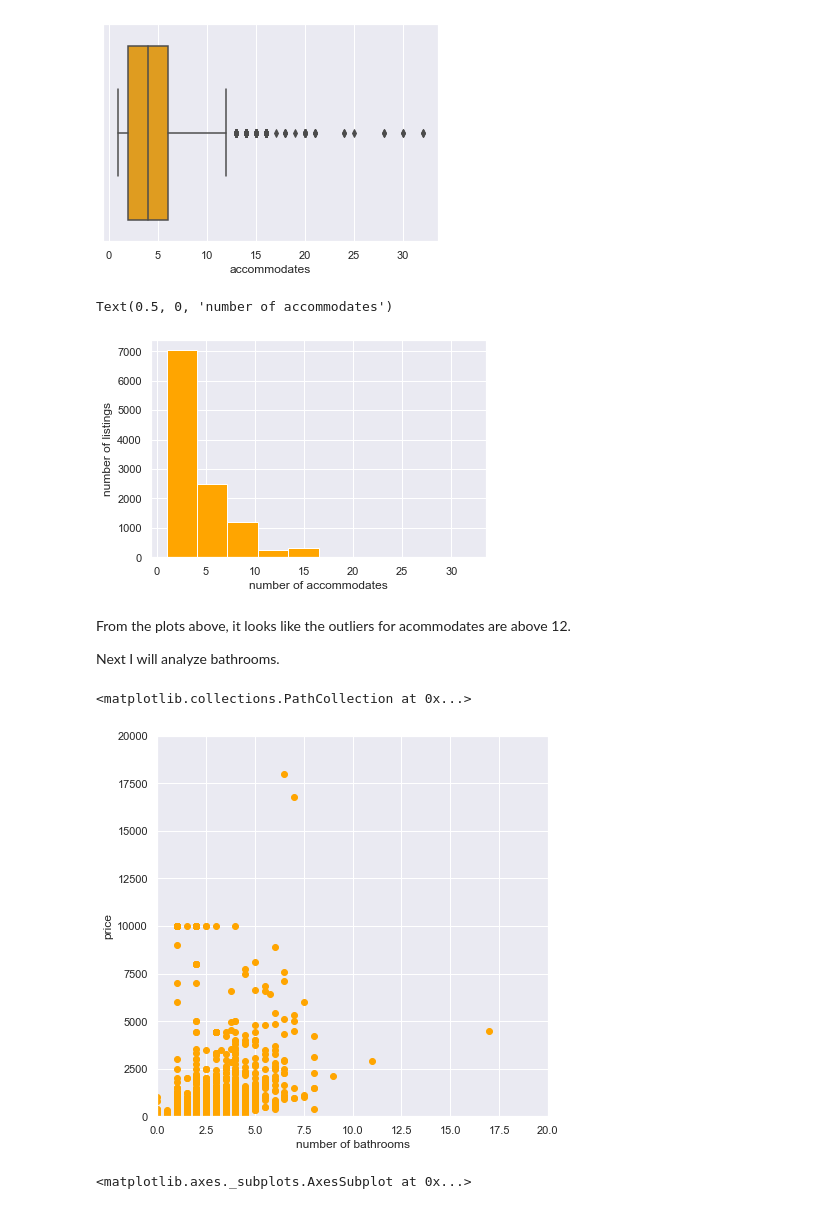
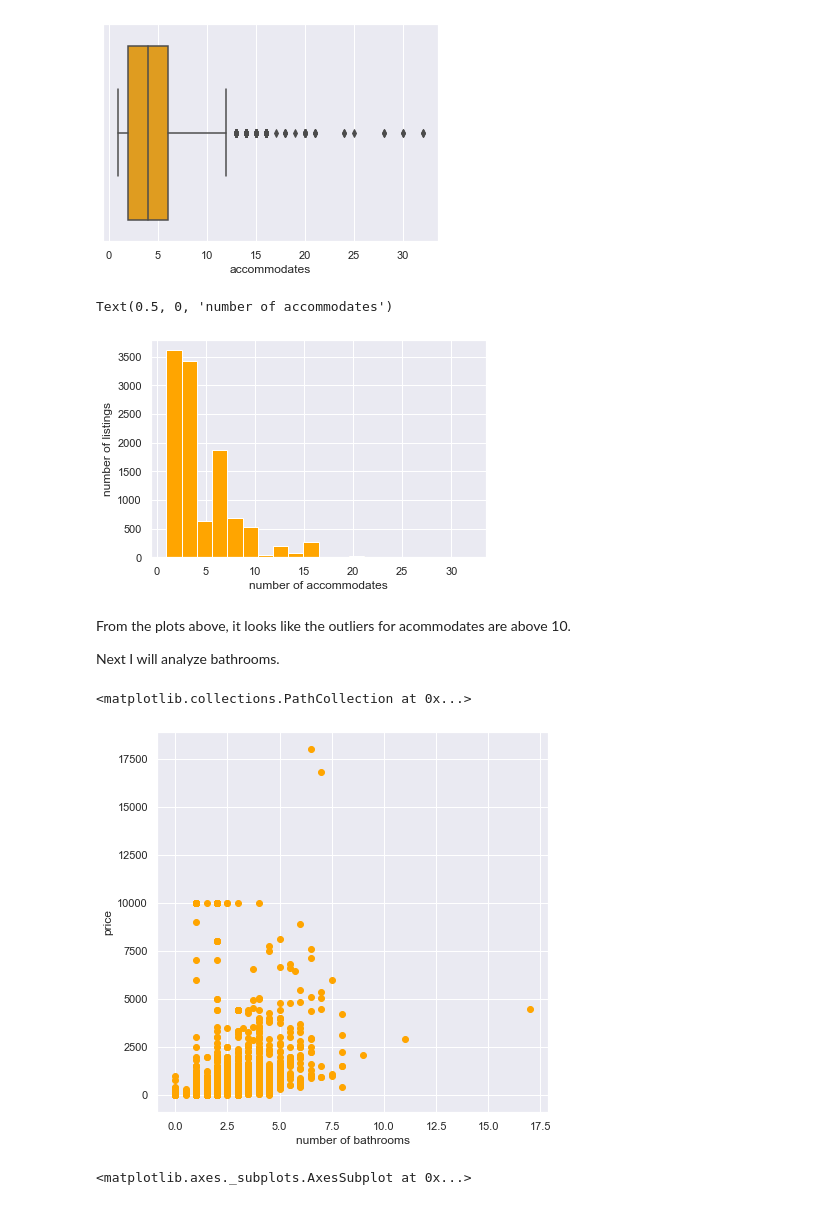
Before and after one commit to ammadatuy/Predicting_Austin_Airbnb_Prices, a Jupyter notebook: Data_Wrangling.ipynb, the cells around one changed output. Saved outputs shown, nothing was run; the diff lists cells and outputs as text; code cells hidden in the pictures.

```diff
--- a/Data_Wrangling.ipynb
+++ b/Data_Wrangling.ipynb
@@ -982,26 +966,24 @@ sns.boxplot(new_df['accommodates'], color='orange')
 <matplotlib.axes._subplots.AxesSubplot at 0x...>
 [figure]
 # %%
-plt.hist(new_df['accommodates'], color='orange')
+plt.hist(new_df['accommodates'], color='orange', bins=20)
 plt.ylabel('number of listings')
 plt.xlabel('number of accommodates')
 # %% [output]
 Text(0.5, 0, 'number of accommodates')
-[figure, old version]
+[figure, new version]
 # %% [markdown]
-From the plots above, it looks like the outliers for acommodates are above 12.
+From the plots above, it looks like the outliers for acommodates are above 10.
 
 Next I will analyze bathrooms.
 # %%
 plt.figure(figsize=(7,7))
-plt.xlim(0, 20)
-plt.ylim(0, 20000)
 plt.xlabel('number of bathrooms')
 plt.ylabel('price')
 plt.scatter(new_df.bathrooms, new_df.price, color='orange')
 # %% [output]
 <matplotlib.collections.PathCollection at 0x...>
-[figure, old version]
+[figure, new version]
 # %%
 sns.boxplot(new_df['bathrooms'], color='orange')
 # %% [output]
```
Also changed, not shown: parts of 12 cells of this notebook.
